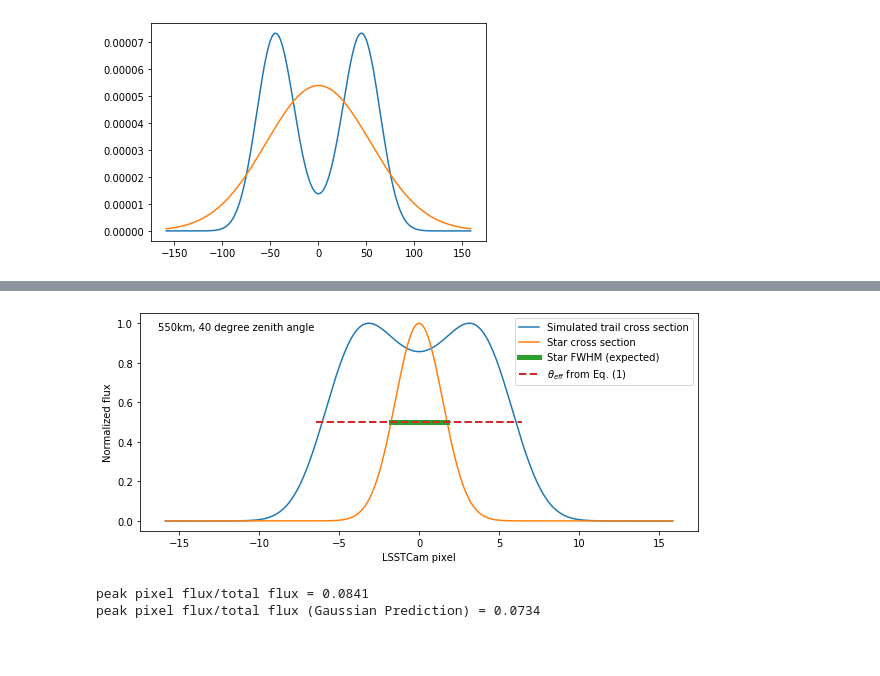
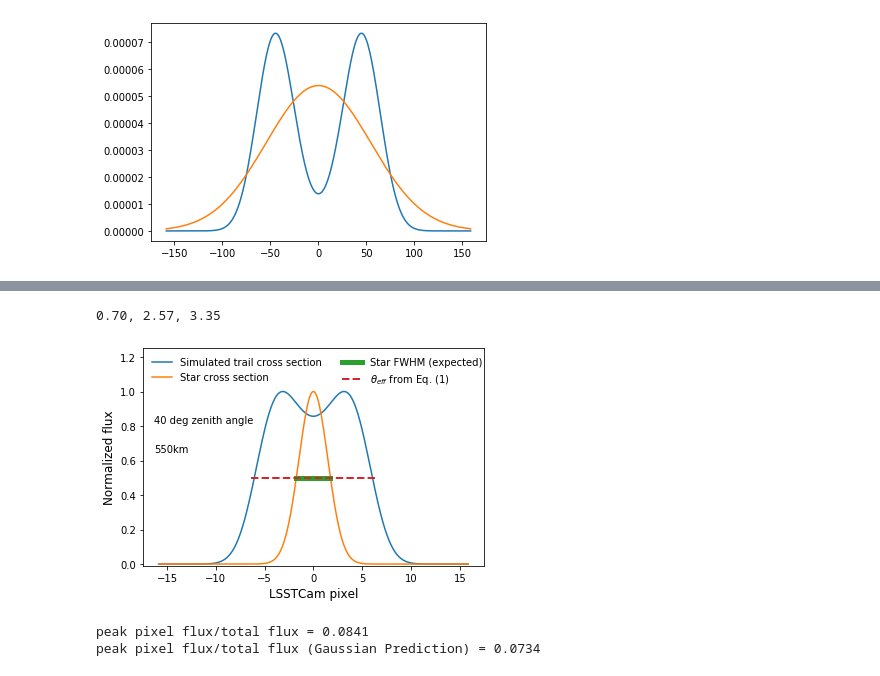
Before and after one commit to bxin/saturation_limit, a Jupyter notebook: doublePeak.ipynb, the cells around one changed output, grey strips where cells are left out. Saved outputs shown, nothing was run; the diff lists cells and outputs as text; code cells hidden in the pictures; blank space fills up the shorter version.

Commit message:
profile figure accepted

```diff
--- a/doublePeak.ipynb
+++ b/doublePeak.ipynb
@@ -46,23 +72,30 @@ plt.plot(x2, pred[int(n1/2),:]);
+# %%
+print('%.2f, %.2f, %.2f'%(seeing, fwhm_exp/pixel_size*plate_scale, fwhm_exp/pixel_size*plate_scale/np.cos(np.radians(40))))
+# %% [output]
+0.70, 2.57, 3.35
 # %%
-fig, ax = plt.subplots(1,1, figsize=(10,4))
+fig, ax = plt.subplots(figsize=(6.1,4))
 aa =np.sum(sii,axis=0)
 plt.plot(x2/pixel_size, aa/np.max(aa),label='Simulated trail cross section');
 #plt.plot(x2/pixel_size, np.sum(sii,axis=0),label='2m');
 #plt.plot(x1/pixel_size, np.sum(sii,axis=1), label='1.5m'); #uncomment this if the apparent shape of LEOSat is not square, i.e, 1.5x2m
 #plt.plot(x2/pixel_size, np.sum(pred,axis=0),label='pred');
 #plt.plot([-fwhm_exp/pixel_size/2, fwhm_exp/pixel_size/2],[max(np.sum(pred,axis=0))/2, max(np.sum(pred,axis=0))/2])
 s = np.exp(-x2**2/2/(seeing/plate_scale*pixel_size/2.355)**2)
 plt.plot(x2/pixel_size,s, label = 'Star cross section')
 plt.plot([-seeing/plate_scale/2, seeing/plate_scale/2],[0.5, 0.5], '-', linewidth = 5, label='Star FWHM (expected)')
 plt.plot([-fwhm_exp/pixel_size/2, fwhm_exp/pixel_size/2],[0.5, 0.5],'--', linewidth = 2, label=r'$\theta_{eff}$ from Eq. (1)')
-plt.text(0.15, 0.82, "550km, 40 degree zenith angle", color = 'black', transform=fig.transFigure)
-plt.legend()
+plt.text(0.15, 0.62, "40 deg zenith angle", color = 'black', transform=fig.transFigure)
+plt.text(0.15, 0.52, "550km", color = 'black', transform=fig.transFigure)
+plt.legend(loc='upper left', framealpha=0., ncol = 2)
+#plt.legend(fontsize=15, bbox_to_anchor=(0., 0.5, 0.5, 0.3), framealpha=0.)
 #plt.grid()
-plt.xlabel('LSSTCam pixel')
-plt.ylabel('Normalized flux')
+plt.ylim([-0.01, 1.25])
+plt.xlabel('LSSTCam pixel', fontsize=12)
+plt.ylabel('Normalized flux', fontsize=12)
 plt.savefig('sat_profile.pdf')
 # %% [output]
-[figure, old version]
+[figure, new version]
 # %%
 aa = np.sum(sii,axis=0)
 idx = np.argmax(aa==max(aa))
```
Also changed, not shown: parts of 5 cells of this notebook, 2 other files.
